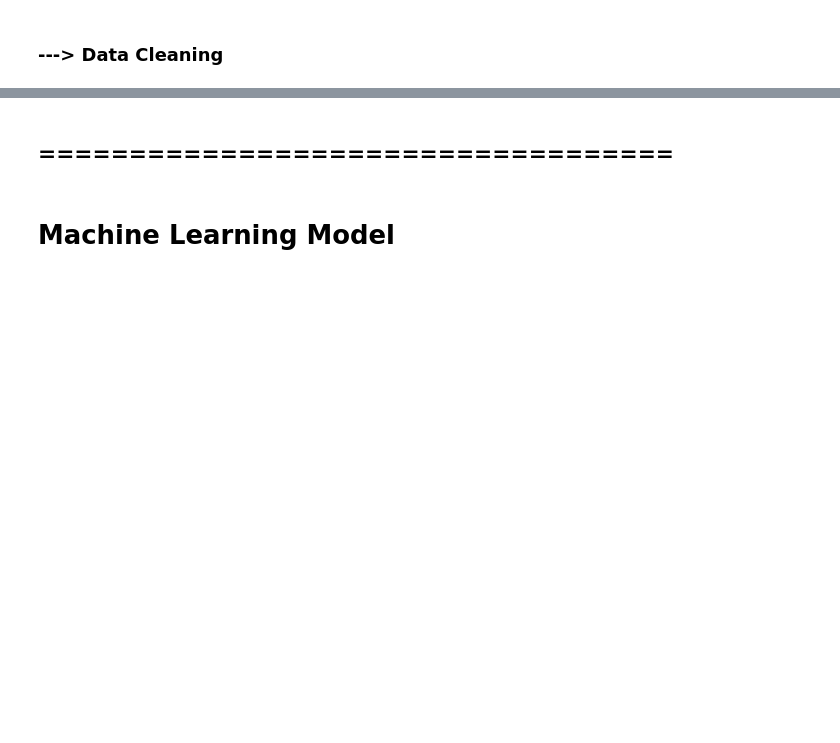
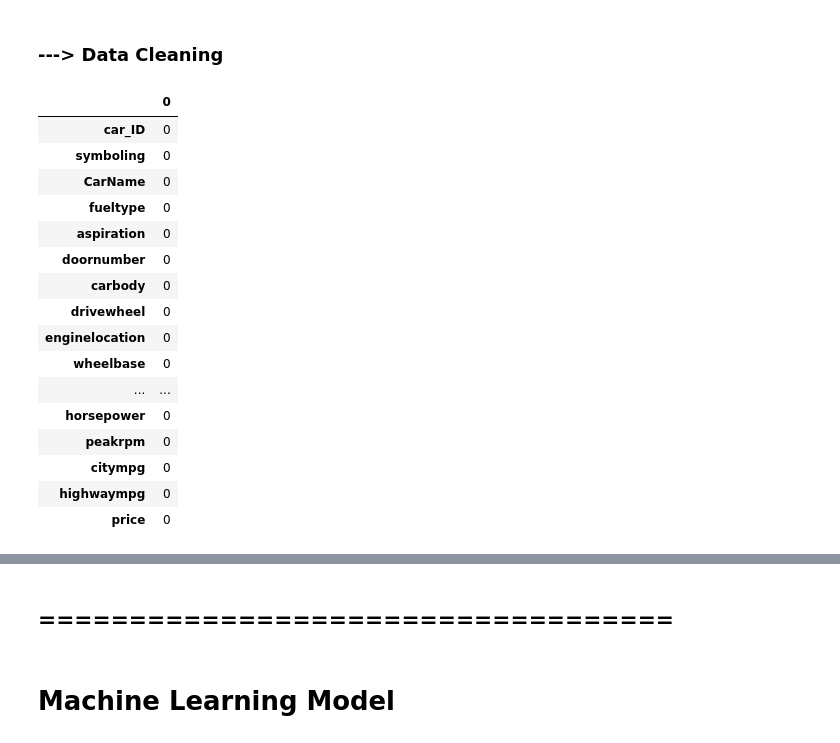
Before and after one commit to Mohamed66Hemdan/Car_Price_Predection, a Jupyter notebook: Car_Price_Predection.ipynb, the cells around one changed output, grey strips where cells are left out. Drawn from its saved outputs; the diff is of its cells as text; code cells hidden in the pictures; blank space fills up the shorter version.

```diff
--- a/Car_Price_Predection.ipynb
+++ b/Car_Price_Predection.ipynb
@@ -78,2 +139,24 @@ df.describe().T
 # %% [markdown]
 ### ---> Data Cleaning
+# %%
+# Check Is Null
+# df.isna().sum().T
+pd.DataFrame(df.isna().sum())
+# %% [output]
+|  | 0 |
+| car_ID | 0 |
+| symboling | 0 |
+| CarName | 0 |
+| fueltype | 0 |
+| aspiration | 0 |
+| doornumber | 0 |
+| carbody | 0 |
+| drivewheel | 0 |
+| enginelocation | 0 |
+| wheelbase | 0 |
+| ... | ... |
+| horsepower | 0 |
+| peakrpm | 0 |
+| citympg | 0 |
+| highwaympg | 0 |
+| price | 0 |
```
Also changed, not shown: parts of 12 cells of this notebook.
